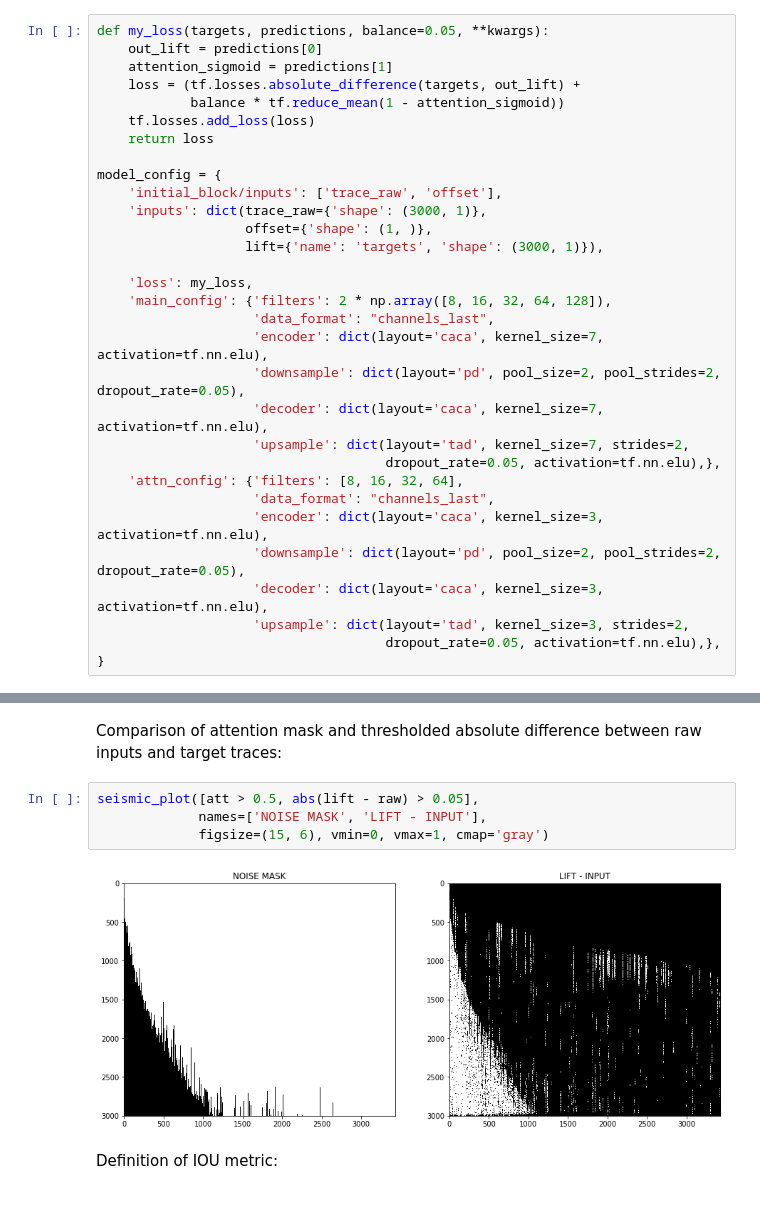
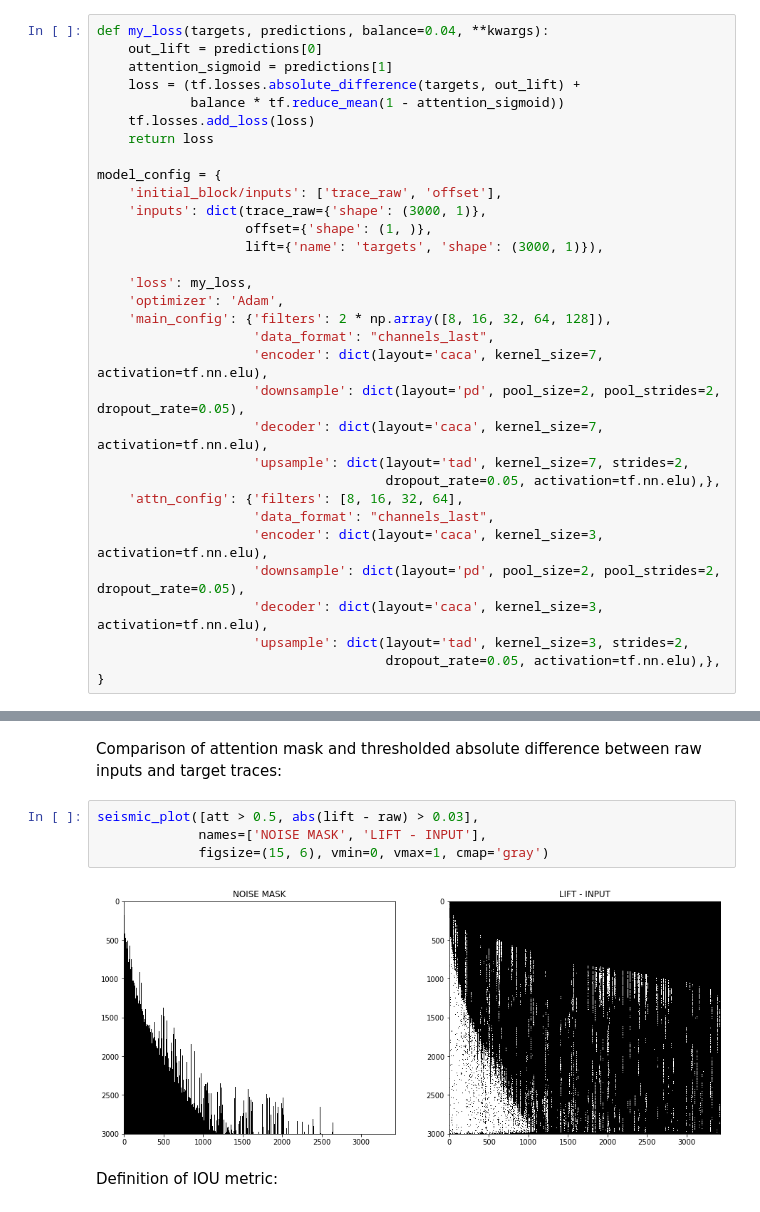
Before and after one commit to learnserd/SeismicPro, a Jupyter notebook: models/Ground-roll_attenuation/Attention_model/model_description.ipynb, the cells around one changed output, grey strips where cells are left out. Drawn from its saved outputs; the diff is of its cells as text.

Commit message:
add plots

```diff
--- a/models/Ground-roll_attenuation/Attention_model/model_description.ipynb
+++ b/models/Ground-roll_attenuation/Attention_model/model_description.ipynb
@@ -70,7 +70,7 @@ Model consists of 2 U-Net branches, the first one is for signal filtering, the s
 # %% [markdown]
 Define the model config and loss function:
 # %%
-def my_loss(targets, predictions, balance=0.05, **kwargs):
+def my_loss(targets, predictions, balance=0.04, **kwargs):
     out_lift = predictions[0]
     attention_sigmoid = predictions[1]
     loss = (tf.losses.absolute_difference(targets, out_lift) +
@@ -85,6 +85,7 @@ model_config = {
                    lift={'name': 'targets', 'shape': (3000, 1)}),
 
     'loss': my_loss,
+    'optimizer': 'Adam',
     'main_config': {'filters': 2 * np.array([8, 16, 32, 64, 128]),
                     'data_format': "channels_last",
                     'encoder': dict(layout='caca', kernel_size=7, activation=tf.nn.elu),
@@ -286,11 +287,11 @@ plt.show()
 # %% [markdown]
 Comparison of attention mask and thresholded absolute difference between raw inputs and target traces:
 # %%
-seismic_plot([att > 0.5, abs(lift - raw) > 0.05],
+seismic_plot([att > 0.5, abs(lift - raw) > 0.03],
              names=['NOISE MASK', 'LIFT - INPUT'],
              figsize=(15, 6), vmin=0, vmax=1, cmap='gray')
 # %% [output]
-[figure, old version]
+[figure, new version]
 # %% [markdown]
 Definition of IOU metric:
 # %%
```
Also changed, not shown: parts of 13 cells of this notebook.
